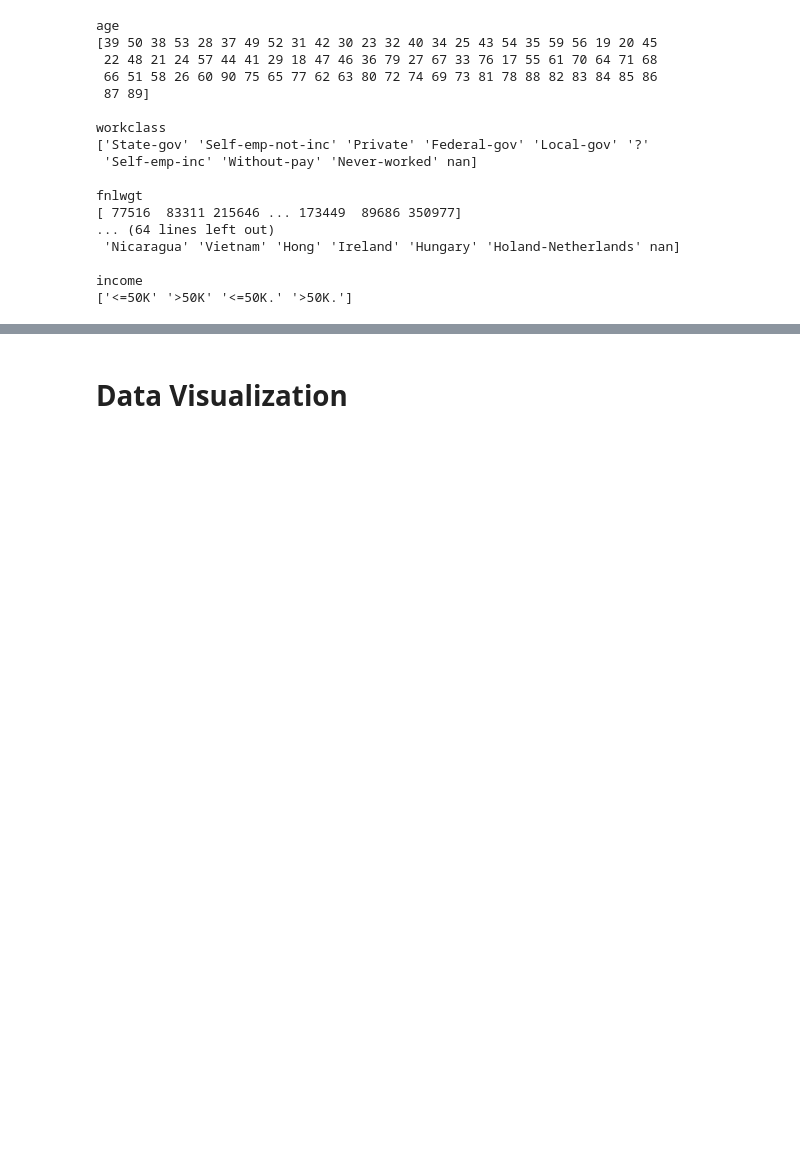
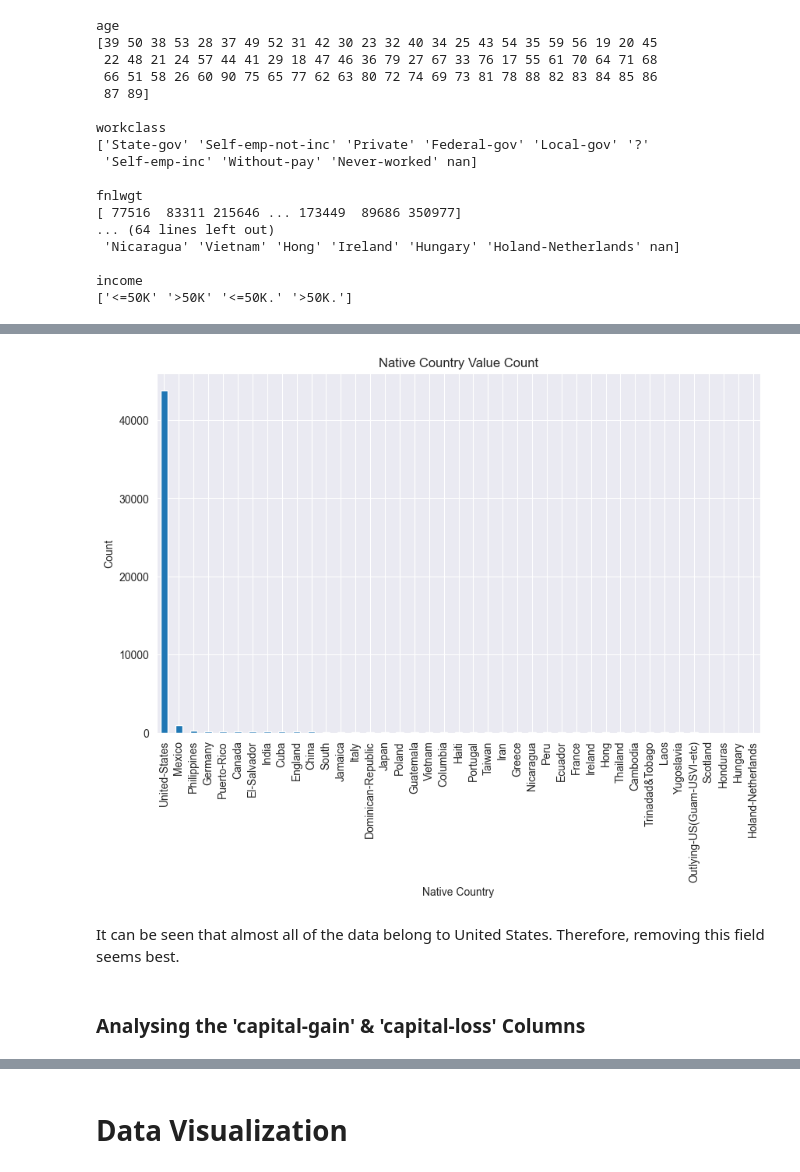
Before and after one commit to Tharusha02/Income-Prediction-Model-using-Naive-Bayes---Random-Forest, a Jupyter notebook: Income Prediction Model/Income Prediction.ipynb, the cells around one changed output, grey strips where cells are left out. Saved outputs shown, nothing was run; the diff lists cells and outputs as text; code cells hidden in the pictures; blank space fills up the shorter version.

```diff
--- a/Income Prediction Model/Income Prediction.ipynb
+++ b/Income Prediction Model/Income Prediction.ipynb
@@ -237,0 +279,13 @@ df.replace('?', pd.NA, inplace=True)
+# %%
+#Plotting the 'native-country'
+plt.figure(figsize=(10, 6))
+native_country_count.plot(kind='bar')
+plt.title('Native Country Value Count')
+plt.xlabel('Native Country')
+plt.ylabel('Count')
+plt.xticks(rotation=90)
+plt.show()
+# %% [output]
+[figure, added]
+# %% [markdown]
+It can be seen that almost all of the data belong to United States. Therefore, removing this field seems best.
@@ -237,0 +295,2 @@ df.replace('?', pd.NA, inplace=True)
+# %% [markdown]
+### Analysing the 'capital-gain' & 'capital-loss' Columns
```
Also changed, not shown: parts of 76 cells of this notebook.
